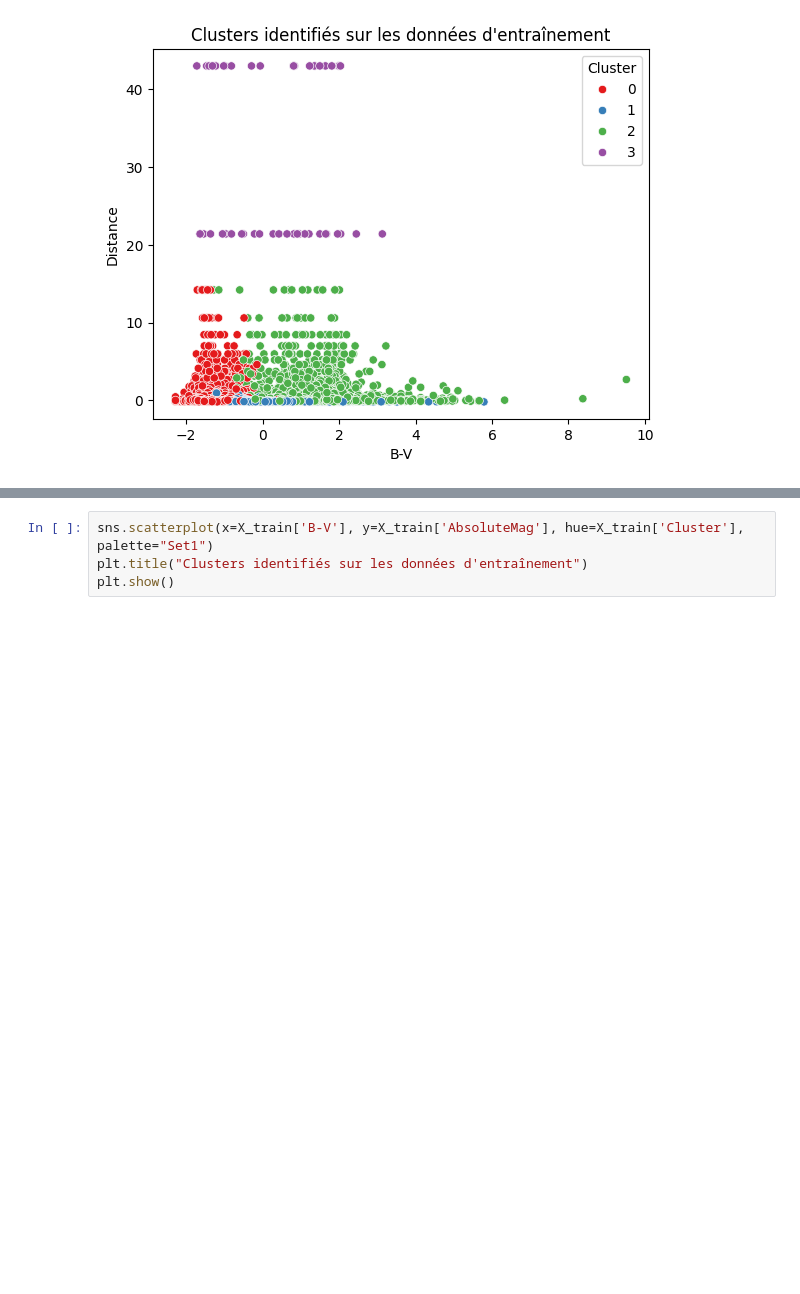
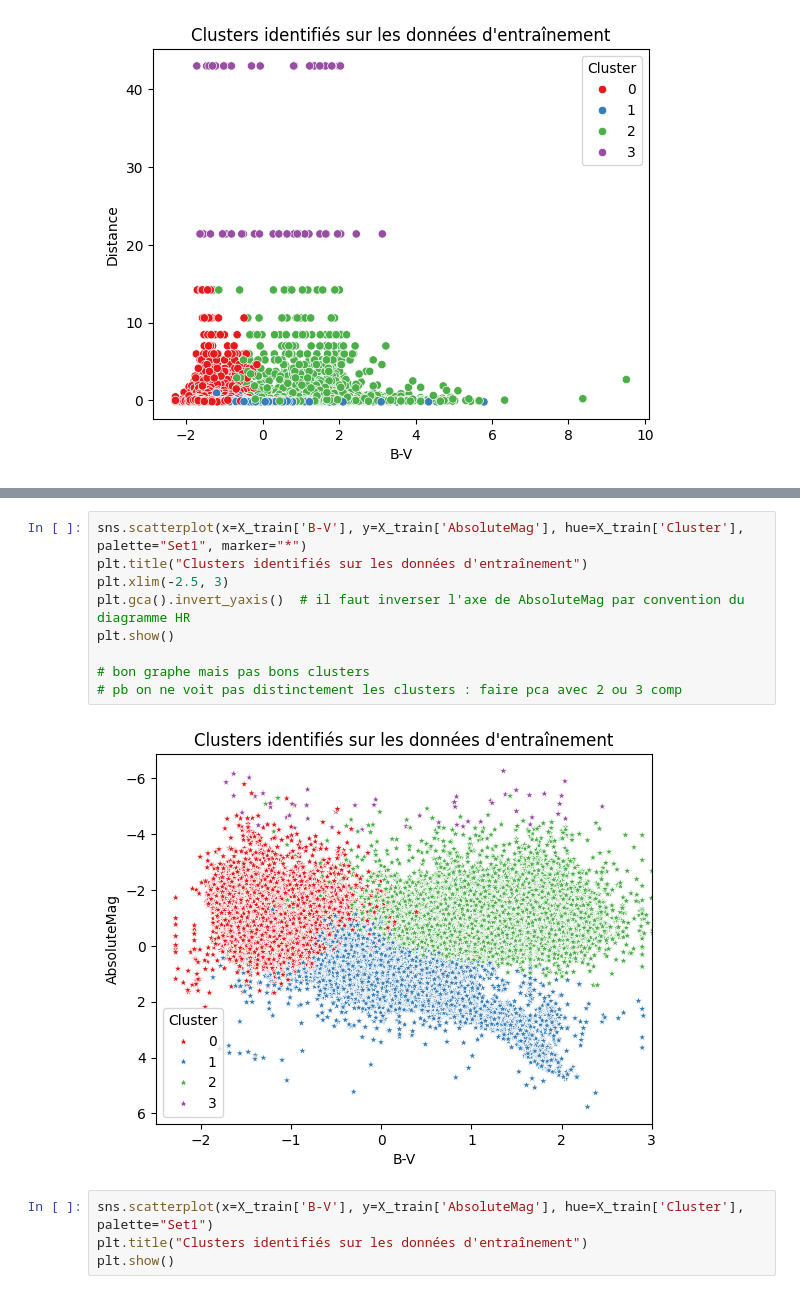
Before and after one commit to Moni003/Diagramme_HR_MML, a Jupyter notebook: diagHR_1.ipynb, the cells around one changed output, grey strips where cells are left out. Drawn from its saved outputs; the diff is of its cells as text; blank space fills up the shorter version.

```diff
--- a/diagHR_1.ipynb
+++ b/diagHR_1.ipynb
@@ -358,3 +374,14 @@ plt.show()
+# %%
+sns.scatterplot(x=X_train['B-V'], y=X_train['AbsoluteMag'], hue=X_train['Cluster'], palette="Set1", marker="*")
+plt.title("Clusters identifiés sur les données d'entraînement")
+plt.xlim(-2.5, 3)
+plt.gca().invert_yaxis()  # il faut inverser l'axe de AbsoluteMag par convention du diagramme HR
+plt.show()
+
+# bon graphe mais pas bons clusters
+# pb on ne voit pas distinctement les clusters : faire pca avec 2 ou 3 comp
+# %% [output]
+[figure, added]
 # %%
 sns.scatterplot(x=X_train['B-V'], y=X_train['AbsoluteMag'], hue=X_train['Cluster'], palette="Set1")
 plt.title("Clusters identifiés sur les données d'entraînement")
```
Also changed, not shown: parts of 12 cells of this notebook, 1 other file.
